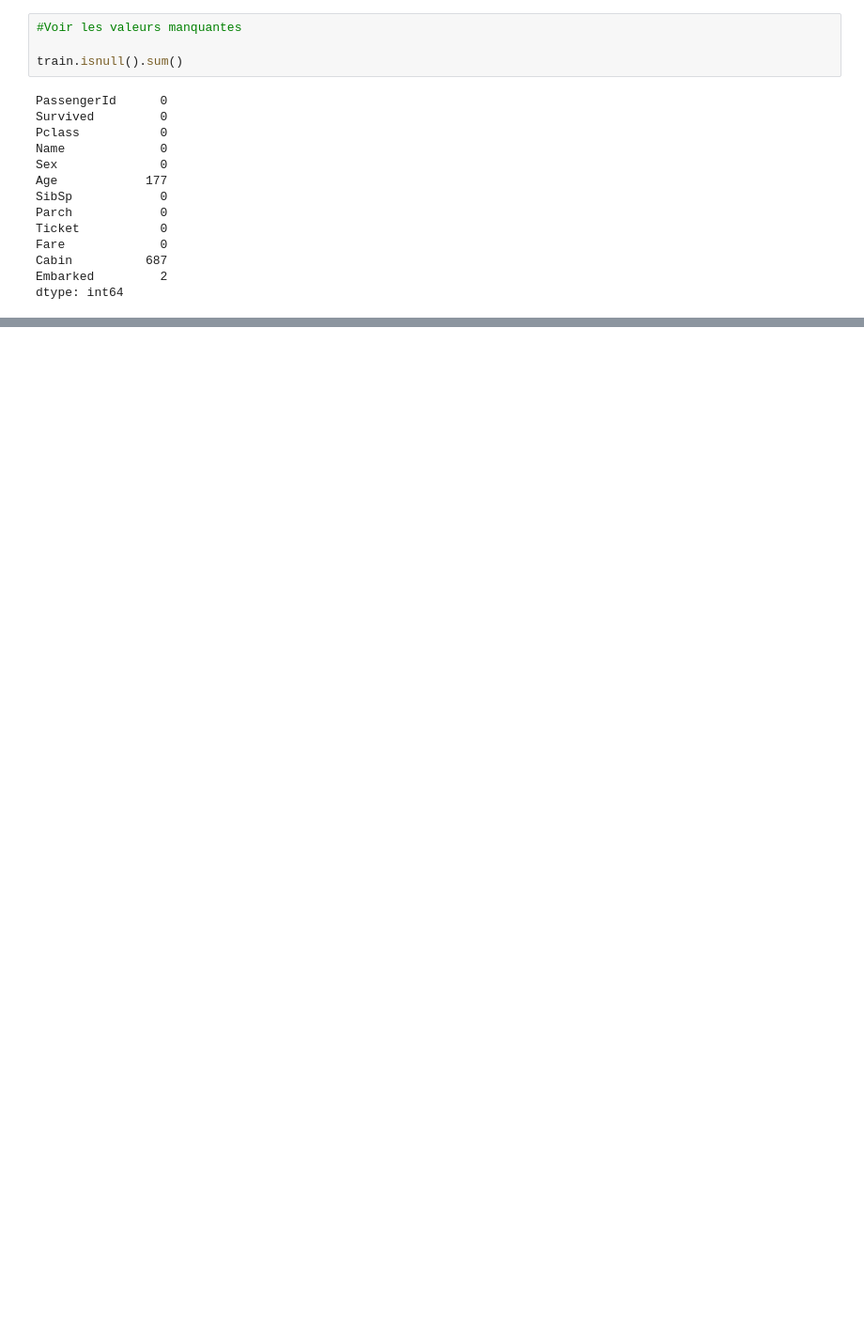
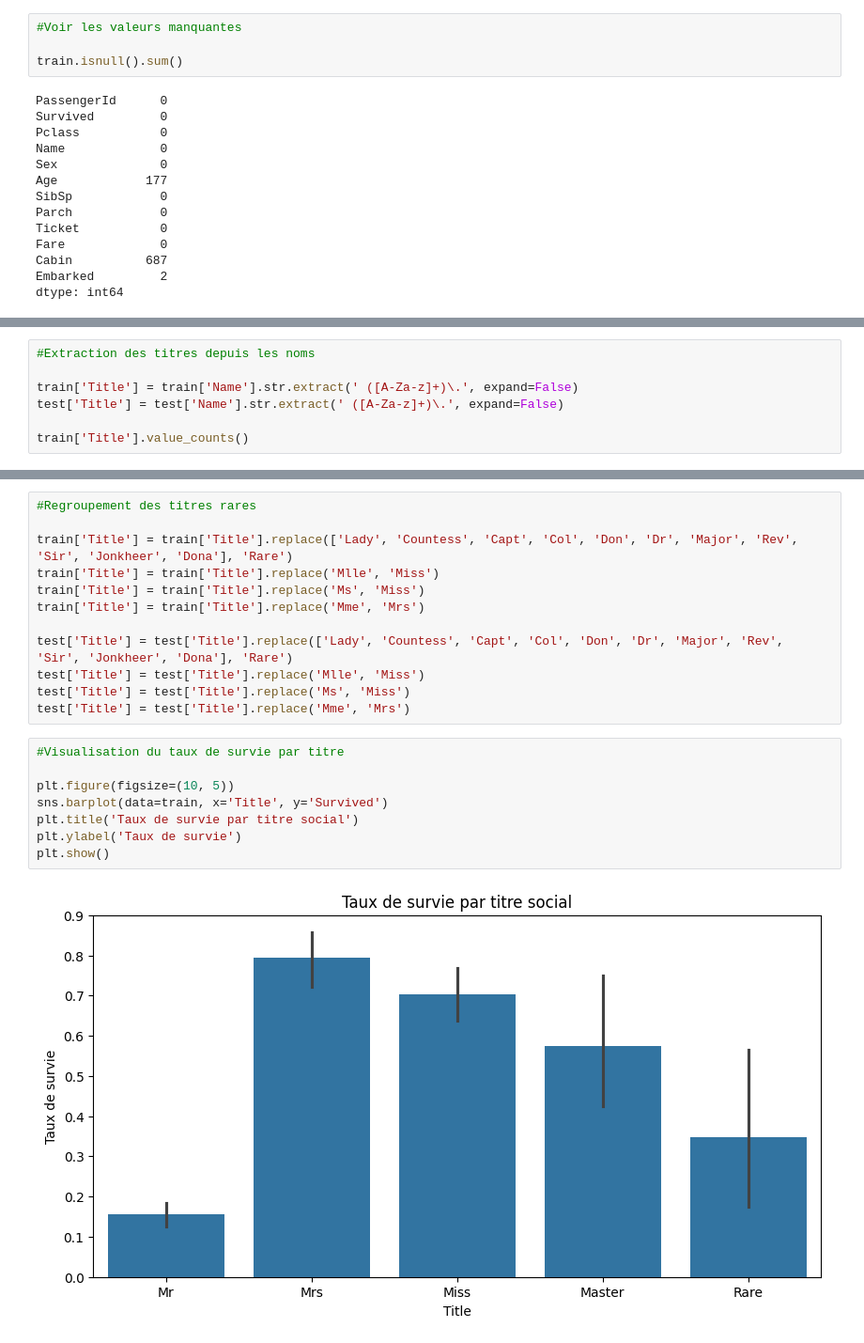
Before and after one commit to KurtGilmant/TitanicKaggle, a Jupyter notebook: Titanic_Project.ipynb, the cells around one changed output, grey strips where cells are left out. Shown at 94% size. Drawn from its saved outputs; the diff is of its cells as text; blank space fills up the shorter version.

```diff
--- a/Titanic_Project.ipynb
+++ b/Titanic_Project.ipynb
@@ -303,0 +95,7 @@ X_val["FamilySize"] = X_val["SibSp"] + X_val["Parch"] + 1
+# %%
+#Extraction des titres depuis les noms
+
+train['Title'] = train['Name'].str.extract(' ([A-Za-z]+)\.', expand=False)
+test['Title'] = test['Name'].str.extract(' ([A-Za-z]+)\.', expand=False)
+
+train['Title'].value_counts()
@@ -303,0 +122,22 @@ X_val["FamilySize"] = X_val["SibSp"] + X_val["Parch"] + 1
+# %%
+#Regroupement des titres rares
+
+train['Title'] = train['Title'].replace(['Lady', 'Countess', 'Capt', 'Col', 'Don', 'Dr', 'Major', 'Rev', 'Sir', 'Jonkheer', 'Dona'], 'Rare')
+train['Title'] = train['Title'].replace('Mlle', 'Miss')
+train['Title'] = train['Title'].replace('Ms', 'Miss')
+train['Title'] = train['Title'].replace('Mme', 'Mrs')
+
+test['Title'] = test['Title'].replace(['Lady', 'Countess', 'Capt', 'Col', 'Don', 'Dr', 'Major', 'Rev', 'Sir', 'Jonkheer', 'Dona'], 'Rare')
+test['Title'] = test['Title'].replace('Mlle', 'Miss')
+test['Title'] = test['Title'].replace('Ms', 'Miss')
+test['Title'] = test['Title'].replace('Mme', 'Mrs')
+# %%
+#Visualisation du taux de survie par titre
+
+plt.figure(figsize=(10, 5))
+sns.barplot(data=train, x='Title', y='Survived')
+plt.title('Taux de survie par titre social')
+plt.ylabel('Taux de survie')
+plt.show()
+# %% [output]
+[figure, added]
```
Also changed, not shown: parts of 62 cells of this notebook, 2 other files.
